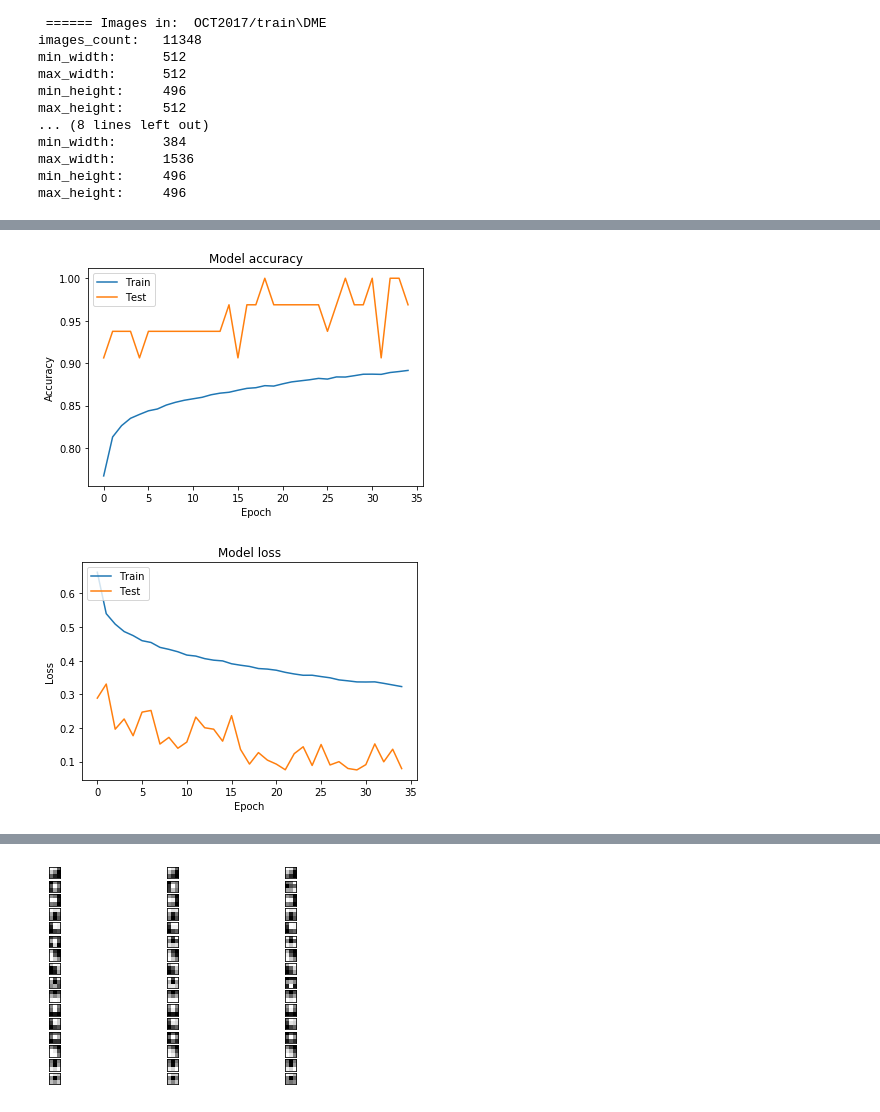
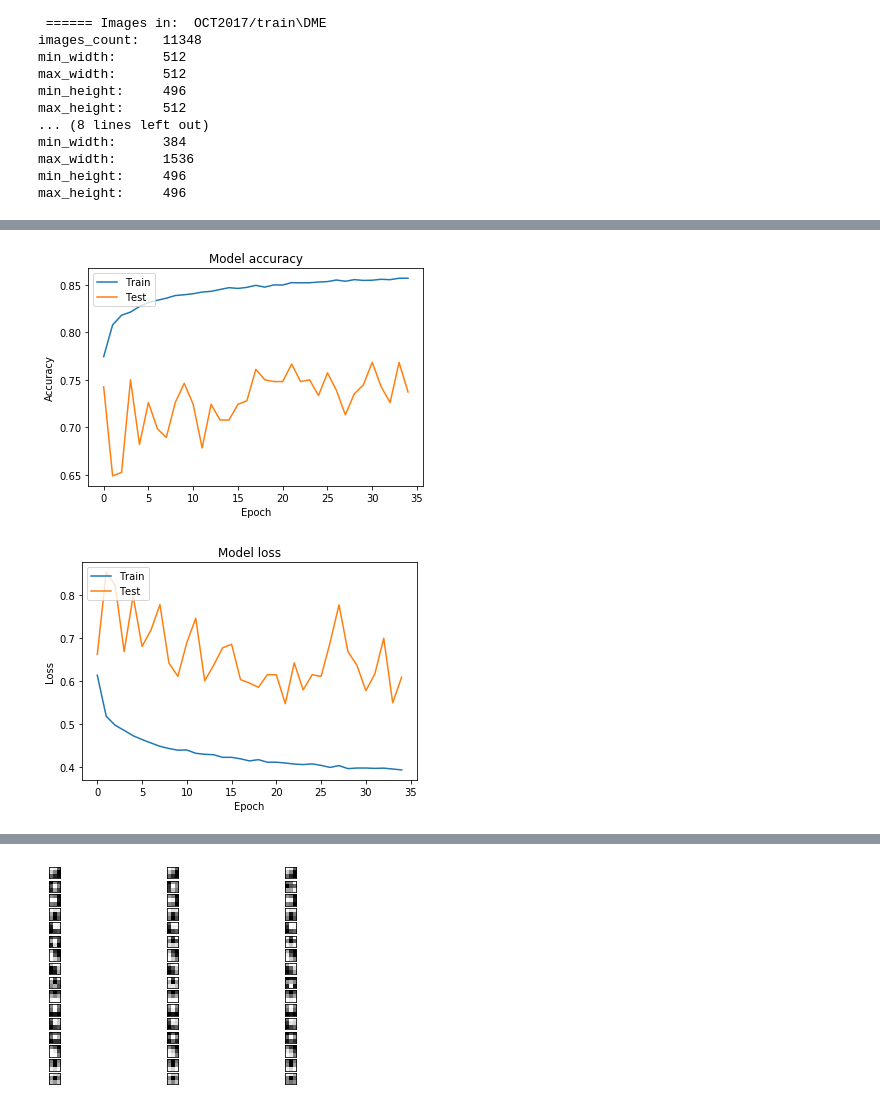
Before and after one commit to teoYQ/_iDisease, a Jupyter notebook: TransferLearning.ipynb, the cells around one changed output, grey strips where cells are left out. Saved outputs shown, nothing was run; the diff lists cells and outputs as text; code cells hidden in the pictures.

```diff
--- a/TransferLearning.ipynb
+++ b/TransferLearning.ipynb
@@ -257,12 +229,7 @@ from sklearn.utils import class_weight
 y_train = train_gen.classes
 class_weights = class_weight.compute_class_weight('balanced', np.unique(y_train), y_train)
 class_weights = dict(enumerate(class_weights))
-USE_GPU = True
 
-if USE_GPU:
-    device = '/device:GPU:0'
-else:
-    device = '/cpu:0'
 
 from tensorflow.keras.applications.vgg16 import VGG16
 
@@ -275,7 +242,7 @@ for layer in model.layers:
 # Adding FC layers
 x = model.output
 x = Flatten()(x)
-# x = Dropout(0.5)(x)
+x = Dropout(0.5)(x)
 x = Dense(256, activation="relu")(x)
 predictions = Dense(4, activation="softmax")(x)
 
@@ -302,0 +250,4 @@ _________________________________________________________________
+# %%
+model.summary()
+checkpoint_path = "checkpoint/cp.ckpt"
+cp_callback = tf.keras.callbacks.ModelCheckpoint(filepath=checkpoint_path,save_best_only=True, save_weights_only=True, verbose=1)
@@ -303,12 +272,12 @@ _________________________________________________________________
 # %%
-opt = Adam(lr=0.0001)
-model.compile(optimizer=opt, loss='categorical_crossentropy', metrics=['accuracy'])
+#opt = Adam(lr=0.0001)
+model.compile(optimizer=PARAMS['optimizer'], loss=PARAMS['loss'], metrics=[PARAMS['metrics']])
 # %%
 es = tf.keras.callbacks.EarlyStopping(monitor='val_loss', mode='min', patience=10)
 # %%
 history = model.fit_generator(train_gen, epochs=PARAMS['epochs'],
                               steps_per_epoch=train_gen.samples // PARAMS['batch_size'],
                               validation_data=test_gen,
-                              callbacks=[es],
-                             class_weight=class_weights)
+                              callbacks=[cp_callback])
+                             #class_weight=class_weights)
 # %% [output]
@@ -332,24 +301,24 @@ Epoch 35/35
 # %%
 # Plot training & validation accuracy values
-plt.plot(history.history['accuracy'])
-plt.plot(history.history['val_accuracy'])
+plt.plot(history.history['categorical_accuracy'])
+plt.plot(history.history['val_categorical_accuracy'])
 plt.title('Model accuracy')
 plt.ylabel('Accuracy')
 plt.xlabel('Epoch')
 plt.legend(['Train', 'Test'], loc='upper left')
 plt.show()
 
 # Plot training & validation loss values
 plt.plot(history.history['loss'])
 plt.plot(history.history['val_loss'])
 plt.title('Model loss')
 plt.ylabel('Loss')
 plt.xlabel('Epoch')
 plt.legend(['Train', 'Test'], loc='upper left')
 plt.show()
 # %% [output]
-[figure, old version]
+[figure, new version]
-[figure, old version]
+[figure, new version]
 # %%
 eval_test_datagen = ImageDataGenerator(
 #  featurewise_center=True,
```
Also changed, not shown: parts of 12 cells of this notebook, 21 other files.
